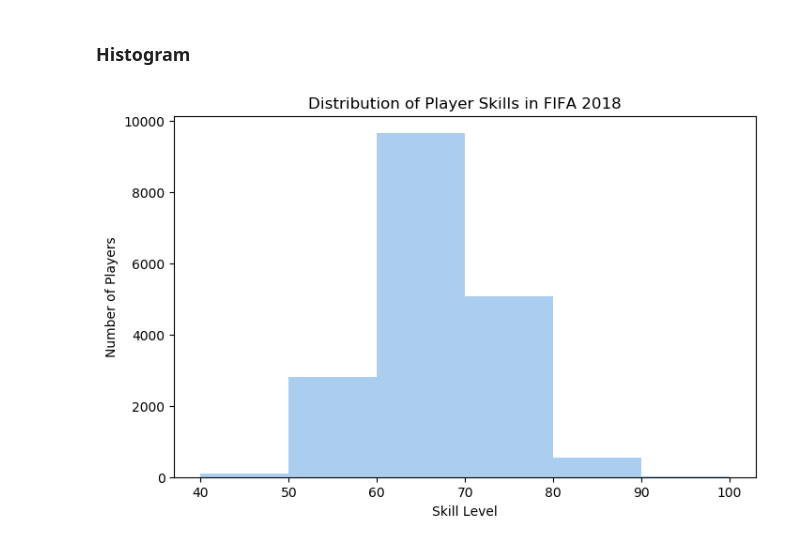
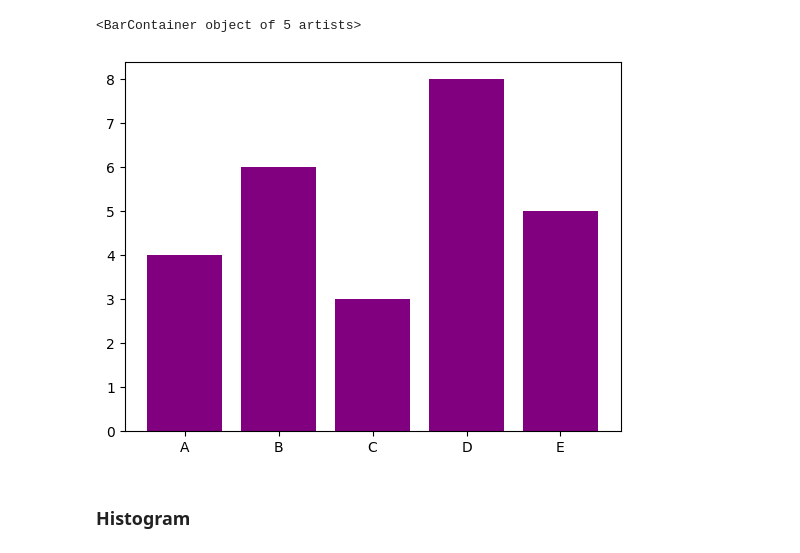
Before and after one commit to NehalLabib77/Machine_Learning, a Jupyter notebook: Data-Analysis/Matplotlib/Matplotlib Tutorial.ipynb, the cells around one changed output. Saved outputs shown, nothing was run; the diff lists cells and outputs as text; code cells hidden in the pictures.

```diff
--- a/Data-Analysis/Matplotlib/Matplotlib Tutorial.ipynb
+++ b/Data-Analysis/Matplotlib/Matplotlib Tutorial.ipynb
@@ -248,28 +182,10 @@ data
+# %%
+categories = ['A','B','C','D','E']
+values = [4,6,3,8,5]
+
+plt.bar(categories,values,color ='purple')
+# %% [output]
+<BarContainer object of 5 artists>
+[figure, added]
 # %% [markdown]
 ### Histogram
-# %%
-# Create different bar plot visualizations
-fig, axes = plt.subplots(1, 3, figsize=(15, 4))
-
-categories = list(data.keys())
-values = list(data.values())
-
-# Vertical bar plot
-axes[0].bar(categories, values, color='steelblue', alpha=0.7, edgecolor='black')
-axes[0].set_title('Vertical Bar Plot', fontweight='bold')
-axes[0].set_ylabel('Values')
-
-# Horizontal bar plot
-axes[1].barh(categories, values, color='coral', alpha=0.7, edgecolor='black')
-axes[1].set_title('Horizontal Bar Plot', fontweight='bold')
-axes[1].set_xlabel('Values')
-
-# Stacked bar plot
-axes[2].bar(categories, values, color=['red', 'blue', 'green', 'yellow', 'purple'], alpha=0.7)
-axes[2].set_title('Colored Bar Plot', fontweight='bold')
-axes[2].set_ylabel('Values')
-
-plt.tight_layout()
-plt.show()
-# %% [output]
-[figure, removed]
```
Also changed, not shown: parts of 30 cells of this notebook.
